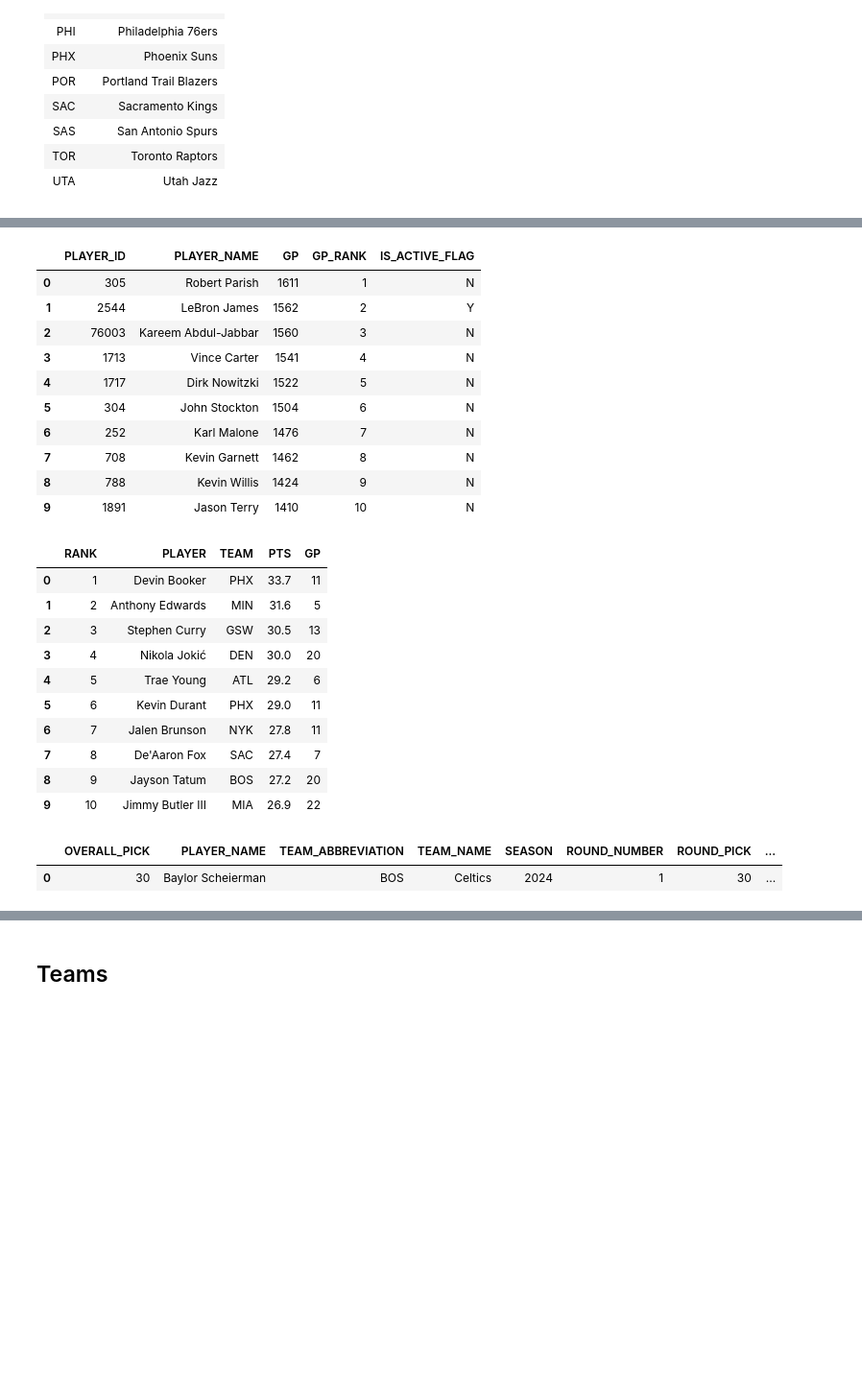
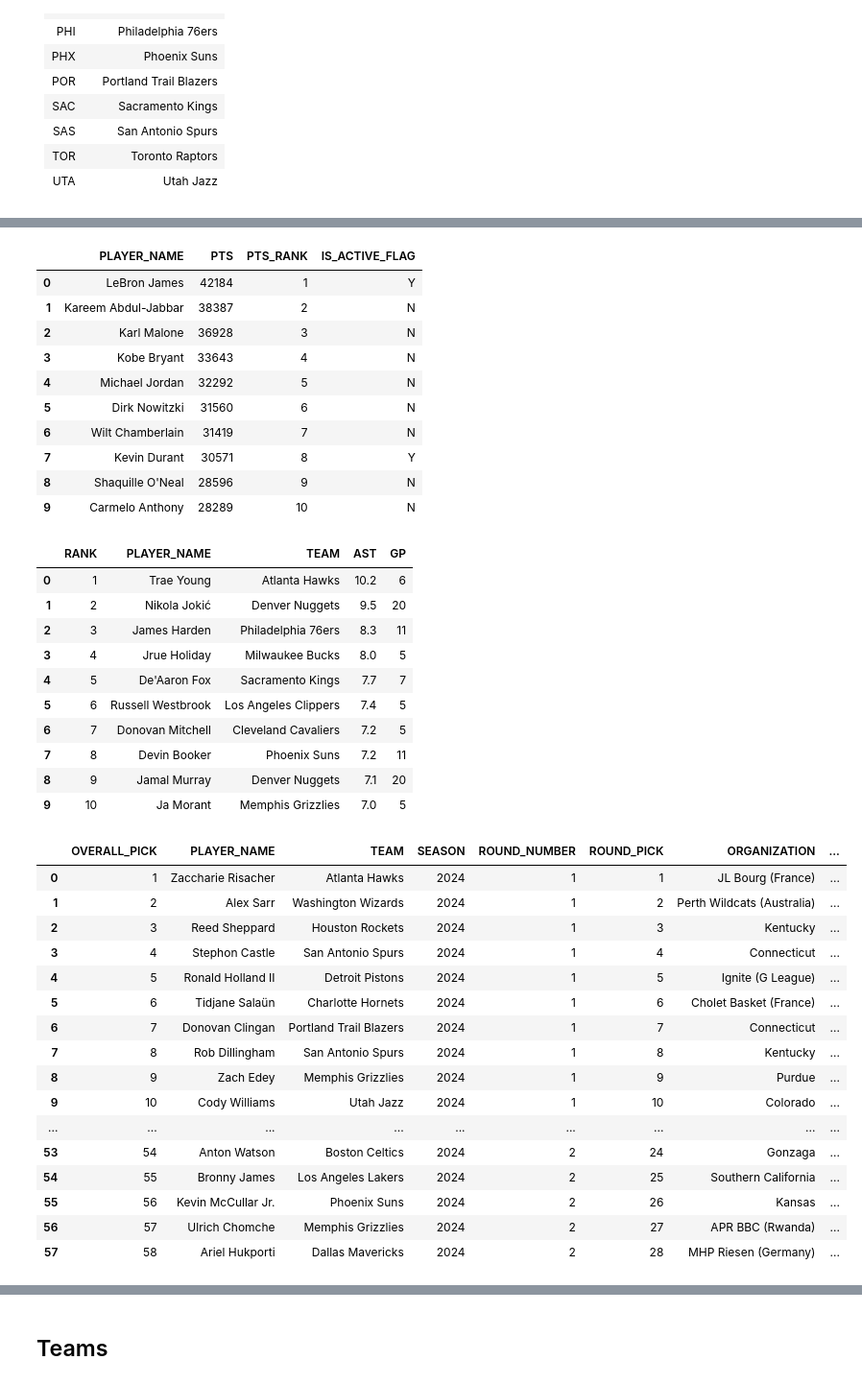
Before and after one commit to joanmii/nba_agent, a Jupyter notebook: nba_toolbox.ipynb, the cells around one changed output, grey strips where cells are left out. Shown at 96% size. Drawn from its saved outputs; the diff is of its cells as text; code cells hidden in the pictures; blank space fills up the shorter version.

```diff
--- a/nba_toolbox.ipynb
+++ b/nba_toolbox.ipynb
@@ -457,19 +566,19 @@ def get_all_time_leaders(stat: str = "PTS",
     return df, df.to_dict(orient="records")
 # %%
-df, dict = get_all_time_leaders("GP", top=10, per_mode='Totals')
+df, dict = get_all_time_leaders("PTS", top=10, per_mode='Totals')
 df
 # %% [output]
-|  | PLAYER_ID | PLAYER_NAME | GP | GP_RANK | IS_ACTIVE_FLAG |
-| 0 | 305 | Robert Parish | 1611 | 1 | N |
-| 1 | 2544 | LeBron James | 1562 | 2 | Y |
-| 2 | 76003 | Kareem Abdul-Jabbar | 1560 | 3 | N |
-| 3 | 1713 | Vince Carter | 1541 | 4 | N |
-| 4 | 1717 | Dirk Nowitzki | 1522 | 5 | N |
-| 5 | 304 | John Stockton | 1504 | 6 | N |
-| 6 | 252 | Karl Malone | 1476 | 7 | N |
-| 7 | 708 | Kevin Garnett | 1462 | 8 | N |
-| 8 | 788 | Kevin Willis | 1424 | 9 | N |
-| 9 | 1891 | Jason Terry | 1410 | 10 | N |
+|  | PLAYER_NAME | PTS | PTS_RANK | IS_ACTIVE_FLAG |
+| 0 | LeBron James | 42184 | 1 | Y |
+| 1 | Kareem Abdul-Jabbar | 38387 | 2 | N |
+| 2 | Karl Malone | 36928 | 3 | N |
+| 3 | Kobe Bryant | 33643 | 4 | N |
+| 4 | Michael Jordan | 32292 | 5 | N |
+| 5 | Dirk Nowitzki | 31560 | 6 | N |
+| 6 | Wilt Chamberlain | 31419 | 7 | N |
+| 7 | Kevin Durant | 30571 | 8 | Y |
+| 8 | Shaquille O'Neal | 28596 | 9 | N |
+| 9 | Carmelo Anthony | 28289 | 10 | N |
 # %%
 def get_league_leaders(stat: str = "PTS",
                        season: str = "2024-25",
@@ -504,28 +613,30 @@ def get_league_leaders(stat: str = "PTS",
 
     df = leaders.league_leaders.get_data_frame()
     df = df.head(top).reset_index(drop=True)
+    df['TEAM'] = df['TEAM'].apply(lambda abbr: get_team_full_name(abbr))
 
     columns_to_keep = ["RANK", "PLAYER", "TEAM", stat, "GP"]
     df = df[columns_to_keep]
+    df = df.rename(columns={"PLAYER": "PLAYER_NAME"})
 
     dict_list = df.to_dict(orient="records")
     return df, dict_list
 # %%
 # Top 10 jugadores activos en puntos por partido en la 2022-23
-df, dict = get_league_leaders(stat="PTS", top=10, per_mode="PerGame", season_type="Playoffs", season="2022-23")
+df, dict = get_league_leaders(stat="AST", top=10, per_mode="PerGame", season_type="Playoffs", season="2022-23")
 df
 # %% [output]
-|  | RANK | PLAYER | TEAM | PTS | GP |
-| 0 | 1 | Devin Booker | PHX | 33.7 | 11 |
-| 1 | 2 | Anthony Edwards | MIN | 31.6 | 5 |
-| 2 | 3 | Stephen Curry | GSW | 30.5 | 13 |
-| 3 | 4 | Nikola Jokić | DEN | 30.0 | 20 |
-| 4 | 5 | Trae Young | ATL | 29.2 | 6 |
-| 5 | 6 | Kevin Durant | PHX | 29.0 | 11 |
-| 6 | 7 | Jalen Brunson | NYK | 27.8 | 11 |
-| 7 | 8 | De'Aaron Fox | SAC | 27.4 | 7 |
-| 8 | 9 | Jayson Tatum | BOS | 27.2 | 20 |
-| 9 | 10 | Jimmy Butler III | MIA | 26.9 | 22 |
+|  | RANK | PLAYER_NAME | TEAM | AST | GP |
+| 0 | 1 | Trae Young | Atlanta Hawks | 10.2 | 6 |
+| 1 | 2 | Nikola Jokić | Denver Nuggets | 9.5 | 20 |
+| 2 | 3 | James Harden | Philadelphia 76ers | 8.3 | 11 |
+| 3 | 4 | Jrue Holiday | Milwaukee Bucks | 8.0 | 5 |
+| 4 | 5 | De'Aaron Fox | Sacramento Kings | 7.7 | 7 |
+| 5 | 6 | Russell Westbrook | Los Angeles Clippers | 7.4 | 5 |
+| 6 | 7 | Donovan Mitchell | Cleveland Cavaliers | 7.2 | 5 |
+| 7 | 8 | Devin Booker | Phoenix Suns | 7.2 | 11 |
+| 8 | 9 | Jamal Murray | Denver Nuggets | 7.1 | 20 |
+| 9 | 10 | Ja Morant | Memphis Grizzlies | 7.0 | 5 |
 # %%
 def get_draft_history(season: str = None,
                       team: str = None,
@@ -557,12 +668,11 @@ def get_draft_history(season: str = None,
 
     df = draft.draft_history.get_data_frame()
 
-    # Seleccionar solo columnas relevantes
+    df['TEAM'] = df['TEAM_ABBREVIATION'].apply(lambda abbr: get_team_full_name(abbr))
     cols = [
         "OVERALL_PICK",
         "PLAYER_NAME",
-        "TEAM_ABBREVIATION",
-        "TEAM_NAME",
+        "TEAM",
         "SEASON",
         "ROUND_NUMBER",
         "ROUND_PICK",
@@ -581,11 +691,26 @@ def get_draft_history(season: str = None,
     return df, dict_list
 # %%
 # Top 5 del Draft 2003
-df, data = get_draft_history(season="2024", overall_pick= 30)
+df, data = get_draft_history(season="2024")
 df
 # %% [output]
-|  | OVERALL_PICK | PLAYER_NAME | TEAM_ABBREVIATION | TEAM_NAME | SEASON | ROUND_NUMBER | ROUND_PICK | ... |
-| 0 | 30 | Baylor Scheierman | BOS | Celtics | 2024 | 1 | 30 | ... |
+|  | OVERALL_PICK | PLAYER_NAME | TEAM | SEASON | ROUND_NUMBER | ROUND_PICK | ORGANIZATION | ... |
+| 0 | 1 | Zaccharie Risacher | Atlanta Hawks | 2024 | 1 | 1 | JL Bourg (France) | ... |
+| 1 | 2 | Alex Sarr | Washington Wizards | 2024 | 1 | 2 | Perth Wildcats (Australia) | ... |
+| 2 | 3 | Reed Sheppard | Houston Rockets | 2024 | 1 | 3 | Kentucky | ... |
+| 3 | 4 | Stephon Castle | San Antonio Spurs | 2024 | 1 | 4 | Connecticut | ... |
+| 4 | 5 | Ronald Holland II | Detroit Pistons | 2024 | 1 | 5 | Ignite (G League) | ... |
+| 5 | 6 | Tidjane Salaün | Charlotte Hornets | 2024 | 1 | 6 | Cholet Basket (France) | ... |
+| 6 | 7 | Donovan Clingan | Portland Trail Blazers | 2024 | 1 | 7 | Connecticut | ... |
+| 7 | 8 | Rob Dillingham | San Antonio Spurs | 2024 | 1 | 8 | Kentucky | ... |
+| 8 | 9 | Zach Edey | Memphis Grizzlies | 2024 | 1 | 9 | Purdue | ... |
+| 9 | 10 | Cody Williams | Utah Jazz | 2024 | 1 | 10 | Colorado | ... |
+| ... | ... | ... | ... | ... | ... | ... | ... | ... |
+| 53 | 54 | Anton Watson | Boston Celtics | 2024 | 2 | 24 | Gonzaga | ... |
+| 54 | 55 | Bronny James | Los Angeles Lakers | 2024 | 2 | 25 | Southern California | ... |
+| 55 | 56 | Kevin McCullar Jr. | Phoenix Suns | 2024 | 2 | 26 | Kansas | ... |
+| 56 | 57 | Ulrich Chomche | Memphis Grizzlies | 2024 | 2 | 27 | APR BBC (Rwanda) | ... |
+| 57 | 58 | Ariel Hukporti | Dallas Mavericks | 2024 | 2 | 28 | MHP Riesen (Germany) | ... |
 # %%
 # Todas las elecciones de los Lakers en 2017
 df, data = get_draft_history(season="2017", team="LAL")
```
Also changed, not shown: parts of 34 cells of this notebook, 1 other file.
